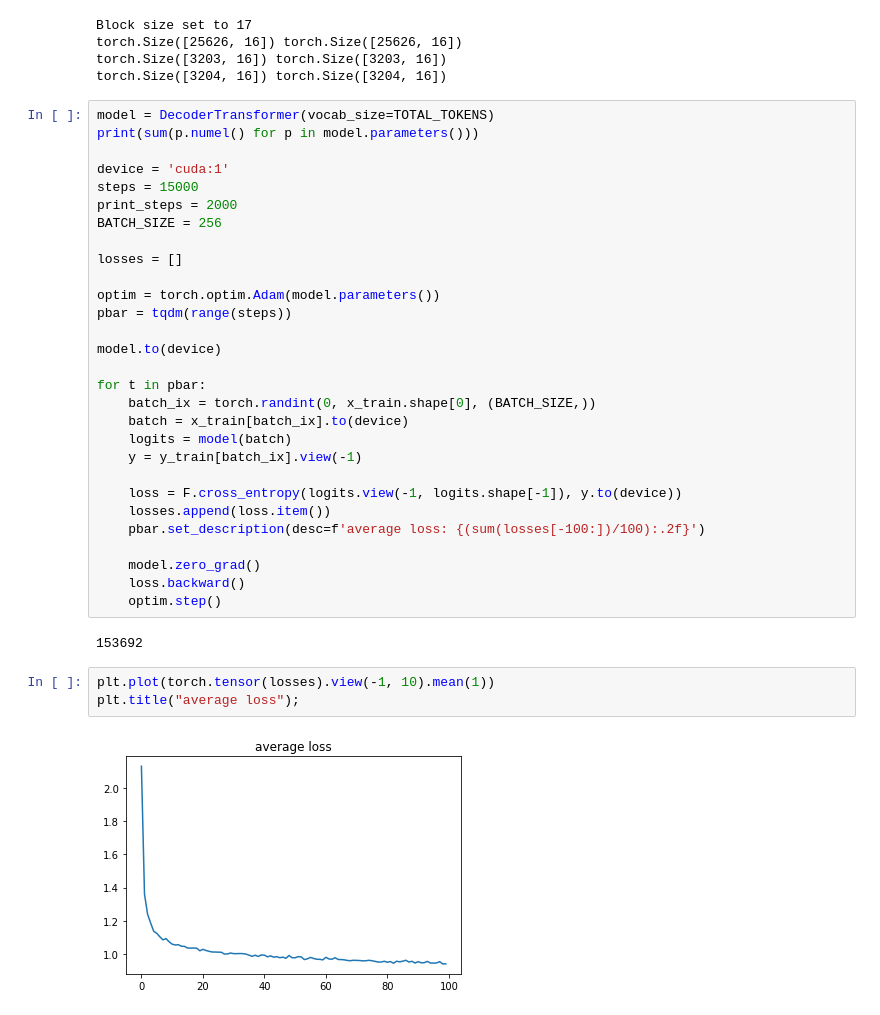
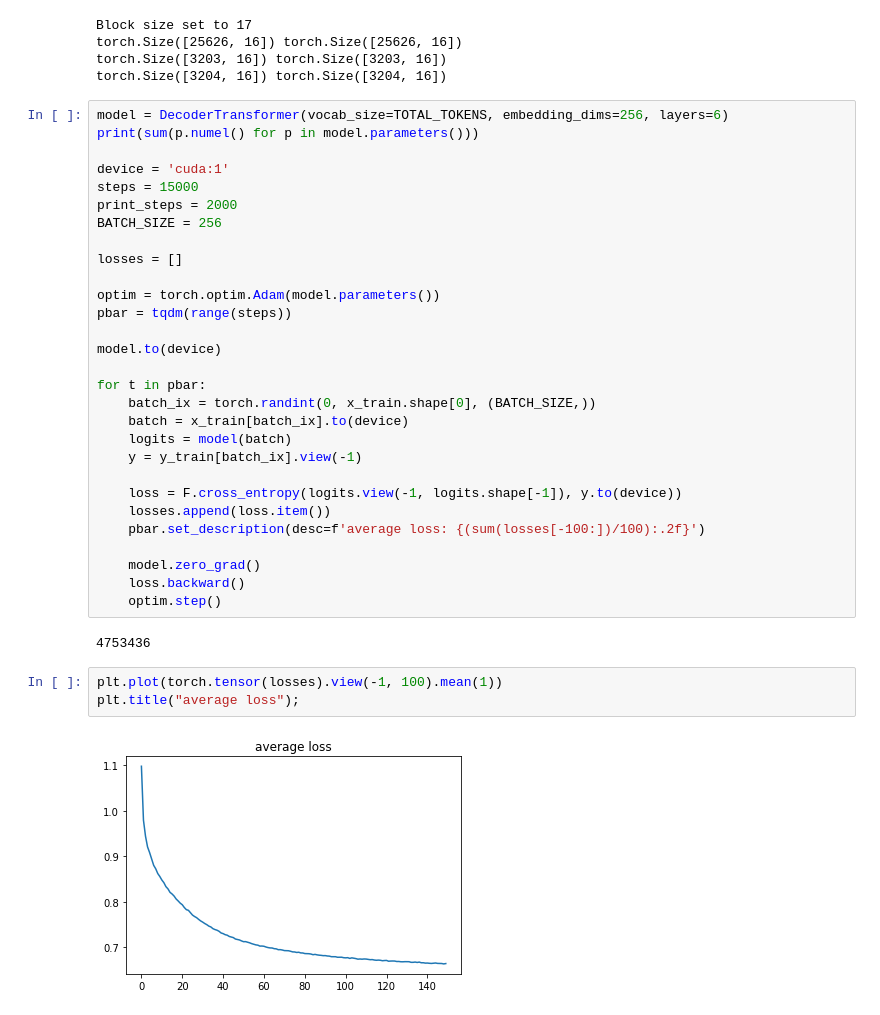
Before and after one commit to pvwoods/dl-experiments, a Jupyter notebook: karpathy/Transformer.ipynb, the cells around one changed output. Drawn from its saved outputs; the diff is of its cells as text.

```diff
--- a/karpathy/Transformer.ipynb
+++ b/karpathy/Transformer.ipynb
@@ -241,7 +241,7 @@ torch.Size([25626, 16]) torch.Size([25626, 16])
 torch.Size([3203, 16]) torch.Size([3203, 16])
 torch.Size([3204, 16]) torch.Size([3204, 16])
 # %%
-model = DecoderTransformer(vocab_size=TOTAL_TOKENS)
+model = DecoderTransformer(vocab_size=TOTAL_TOKENS, embedding_dims=256, layers=6)
 print(sum(p.numel() for p in model.parameters()))
 
 device = 'cuda:1'
@@ -270,12 +270,12 @@ for t in pbar:
     loss.backward()
     optim.step()
 # %% [output]
-153692
+4753436
 # %%
-plt.plot(torch.tensor(losses).view(-1, 10).mean(1))
+plt.plot(torch.tensor(losses).view(-1, 100).mean(1))
 plt.title("average loss");
 # %% [output]
-[figure, old version]
+[figure, new version]
 # %%
 model.to('cpu')
 model.train(False)
```
Also changed, not shown: parts of 3 cells of this notebook, 1 other file.
